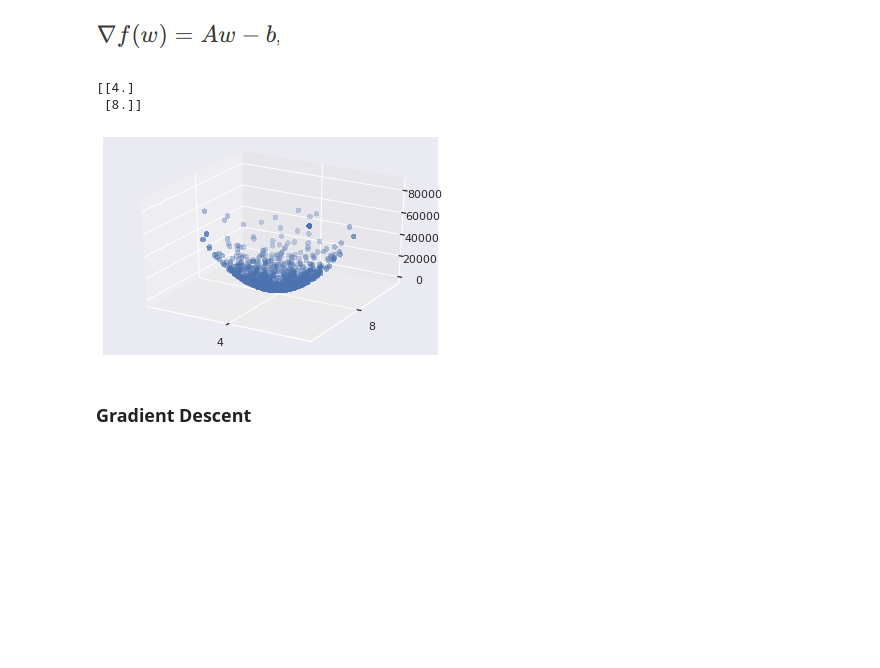
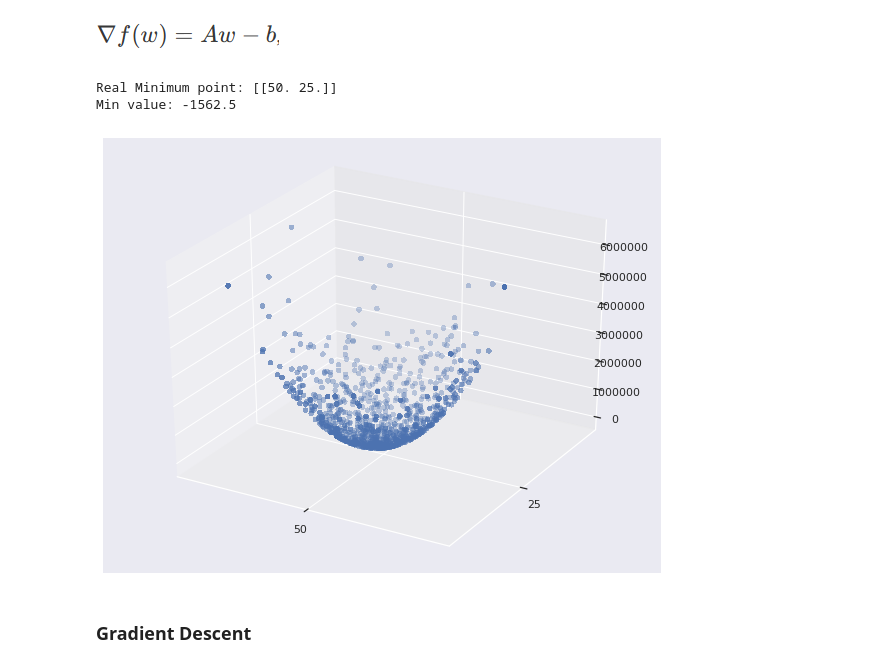
Before and after one commit to garikdza/ISTC_ML_course, a Jupyter notebook: Neural_Networks/Fully_Connected/Main_Optimizers.ipynb, the cells around one changed output. Saved outputs shown, nothing was run; the diff lists cells and outputs as text; code cells hidden in the pictures; blank space fills up the shorter version.

```diff
--- a/Neural_Networks/Fully_Connected/Main_Optimizers.ipynb
+++ b/Neural_Networks/Fully_Connected/Main_Optimizers.ipynb
@@ -57,34 +59,35 @@ leg = ax.legend();
 ![image.png](attachment:image.png)
 # %%
 A = np.array([[1,0],[0,1]])
-b = np.array([4,8]).reshape(2,1)
+b = np.array([50,25]).reshape(2,1)
 
 def cost(w,A,b):
-    return np.asscalar(1/2*np.dot(np.dot(w.T,A),w) - np.dot(b.T,w))
+    return np.asscalar(1/2*np.dot(np.dot(w.T,A),w) - np.dot(b.T,w)) + np.random.normal(0,0.5)
 
 def cost_grad(w,A,b):
     return (np.dot(A,w) - b)
 # %%
 w_0 = np.dot(np.linalg.inv(A),b)
-print(w_0)
+print("Real Minimum point:",w_0.reshape(1,2))
+print("Min value:",cost(w_0,A,b))
 # %% [output]
-[[4.]
- [8.]]
+Real Minimum point: [[50. 25.]]
+Min value: -1562.5
 # %%
-X = np.random.randn(1000,2)*100
+X = np.random.randn(1000,2)*1000
 Z = np.array([cost(x.reshape(2,1),A,b) for x in X]).reshape(-1,1)
 Z_grad = np.array([cost_grad(x.reshape(2,1),A,b) for x in X]).reshape(-1,1)
 
-fig = plt.figure()
+fig = plt.figure(figsize=(10,8))
 ax = fig.gca(projection='3d')
 
 ax.scatter(X[:,0], X[:,1], Z, cmap=cm.coolwarm,
                        linewidth=0, antialiased=False)
 
 ax.set_xticks(w_0[0])
 ax.set_yticks(w_0[1]);
 # %% [output]
-[figure, old version]
+[figure, new version]
 # %% [markdown]
 ### Gradient Descent
 # %% [markdown]
```
Also changed, not shown: parts of 17 cells of this notebook, 3 other files.
